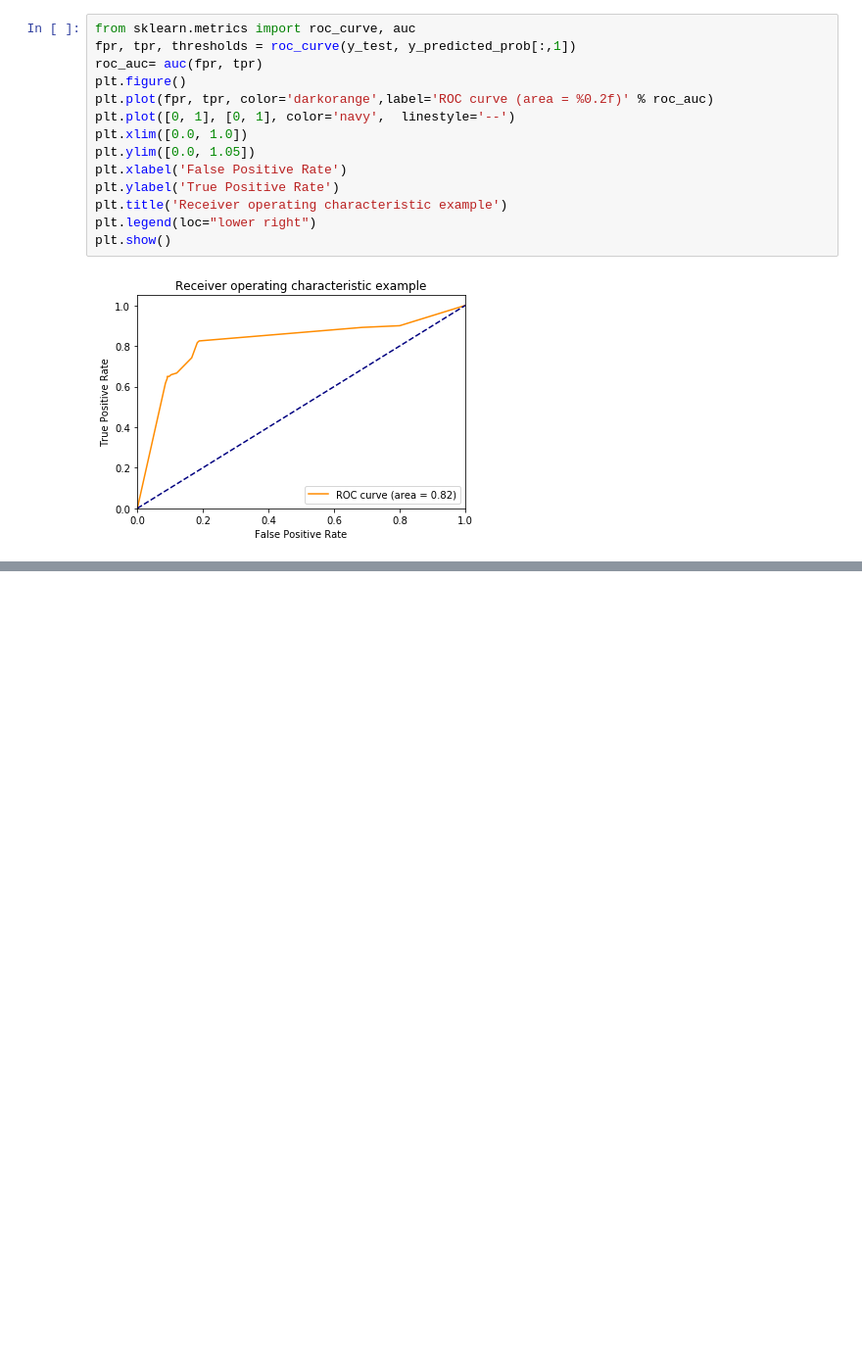
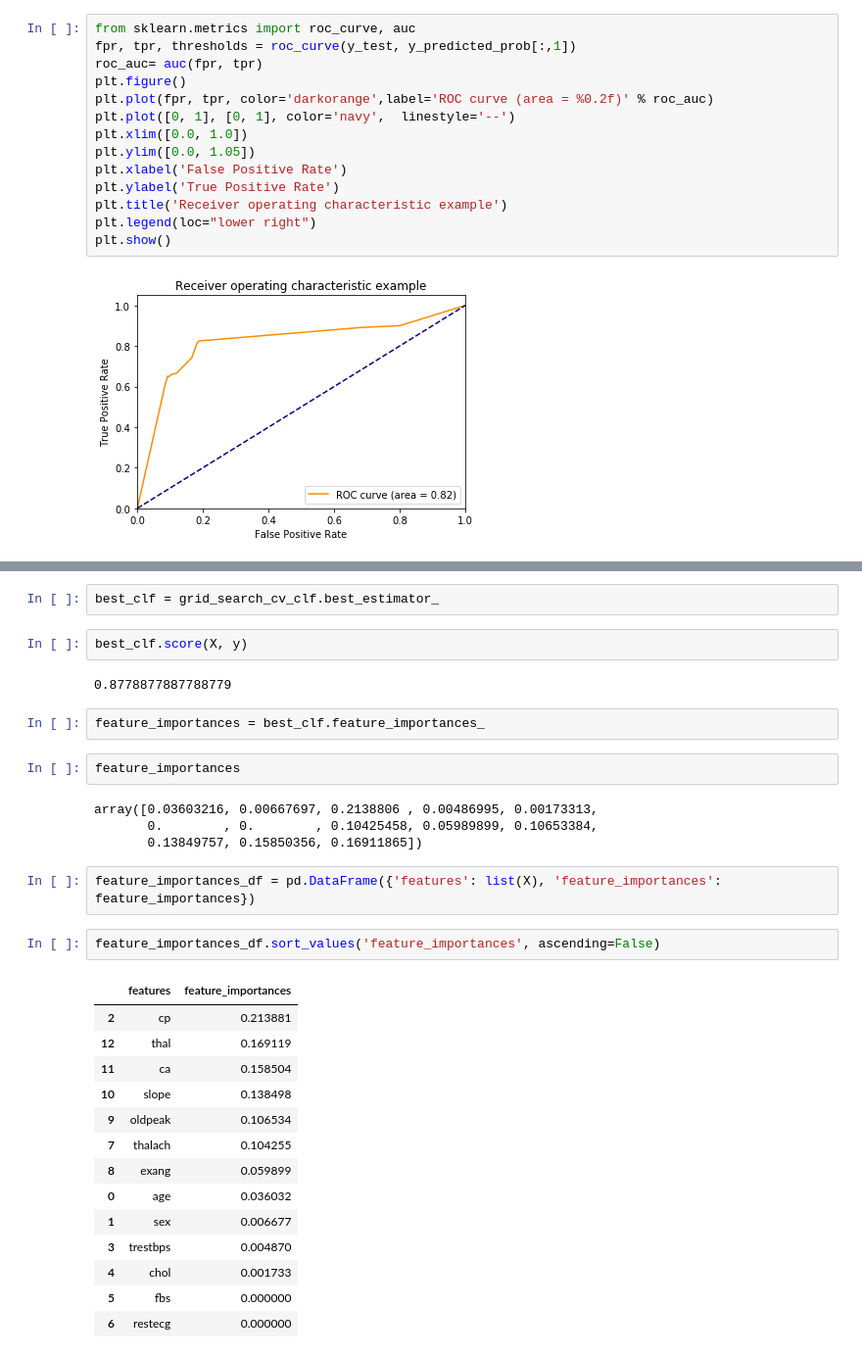
Before and after one commit to Laztrex/basic-statistic, a Jupyter notebook: research_ML/titanic ML.ipynb, the cells around one changed output, grey strips where cells are left out. Shown at 98% size. Cells and saved outputs as stored; diff of their text form; blank space fills up the shorter version.

```diff
--- a/research_ML/titanic ML.ipynb
+++ b/research_ML/titanic ML.ipynb
@@ -591,0 +720,33 @@ plt.show()
+# %%
+best_clf = grid_search_cv_clf.best_estimator_
+# %%
+best_clf.score(X, y)
+# %% [output]
+0.8778877887788779
+# %%
+feature_importances = best_clf.feature_importances_
+# %%
+feature_importances
+# %% [output]
+array([0.03603216, 0.00667697, 0.2138806 , 0.00486995, 0.00173313,
+       0.        , 0.        , 0.10425458, 0.05989899, 0.10653384,
+       0.13849757, 0.15850356, 0.16911865])
+# %%
+feature_importances_df = pd.DataFrame({'features': list(X), 'feature_importances': feature_importances})
+# %%
+feature_importances_df.sort_values('feature_importances', ascending=False)
+# %% [output]
+|  | features | feature_importances |
+| 2 | cp | 0.213881 |
+| 12 | thal | 0.169119 |
+| 11 | ca | 0.158504 |
+| 10 | slope | 0.138498 |
+| 9 | oldpeak | 0.106534 |
+| 7 | thalach | 0.104255 |
+| 8 | exang | 0.059899 |
+| 0 | age | 0.036032 |
+| 1 | sex | 0.006677 |
+| 3 | trestbps | 0.004870 |
+| 4 | chol | 0.001733 |
+| 5 | fbs | 0.000000 |
+| 6 | restecg | 0.000000 |
```
Also changed, not shown: parts of 29 cells of this notebook.
